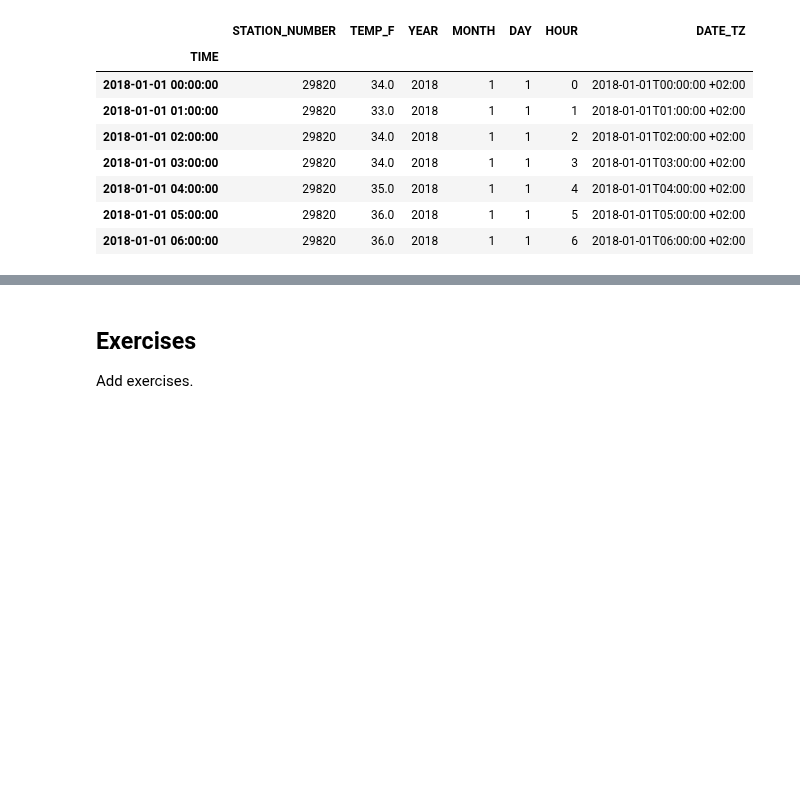
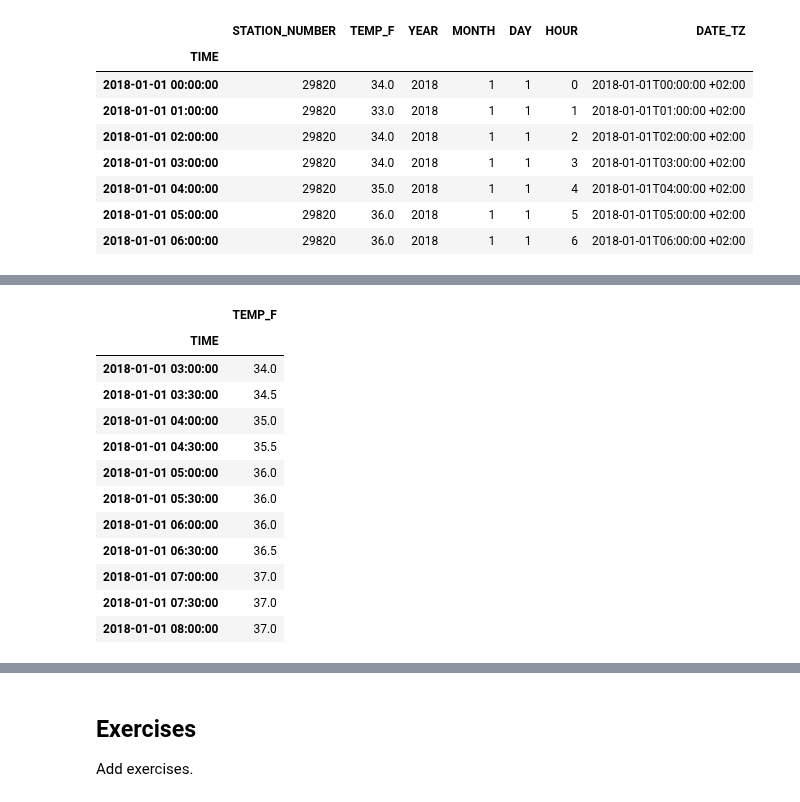
Before and after one commit to Python-GIS-book/site, a Jupyter notebook: source/part1/chapter-03/nb/03-temporal-data.ipynb, the cells around one changed output, grey strips where cells are left out. Cells and saved outputs as stored; diff of their text form; code cells hidden in the pictures; blank space fills up the shorter version.

```diff
--- a/source/part1/chapter-03/nb/03-temporal-data.ipynb
+++ b/source/part1/chapter-03/nb/03-temporal-data.ipynb
@@ -353,0 +395,17 @@ Add materials.
+# %%
+selection = data.loc["2018-01-01 03:00": "2018-01-01 08:00"].copy()
+selection.resample("30T").interpolate()[["TEMP_F"]]
+# %% [output]
+|  | TEMP_F |
+| TIME |  |
+| 2018-01-01 03:00:00 | 34.0 |
+| 2018-01-01 03:30:00 | 34.5 |
+| 2018-01-01 04:00:00 | 35.0 |
+| 2018-01-01 04:30:00 | 35.5 |
+| 2018-01-01 05:00:00 | 36.0 |
+| 2018-01-01 05:30:00 | 36.0 |
+| 2018-01-01 06:00:00 | 36.0 |
+| 2018-01-01 06:30:00 | 36.5 |
+| 2018-01-01 07:00:00 | 37.0 |
+| 2018-01-01 07:30:00 | 37.0 |
+| 2018-01-01 08:00:00 | 37.0 |
```
Also changed, not shown: parts of 13 cells of this notebook.
